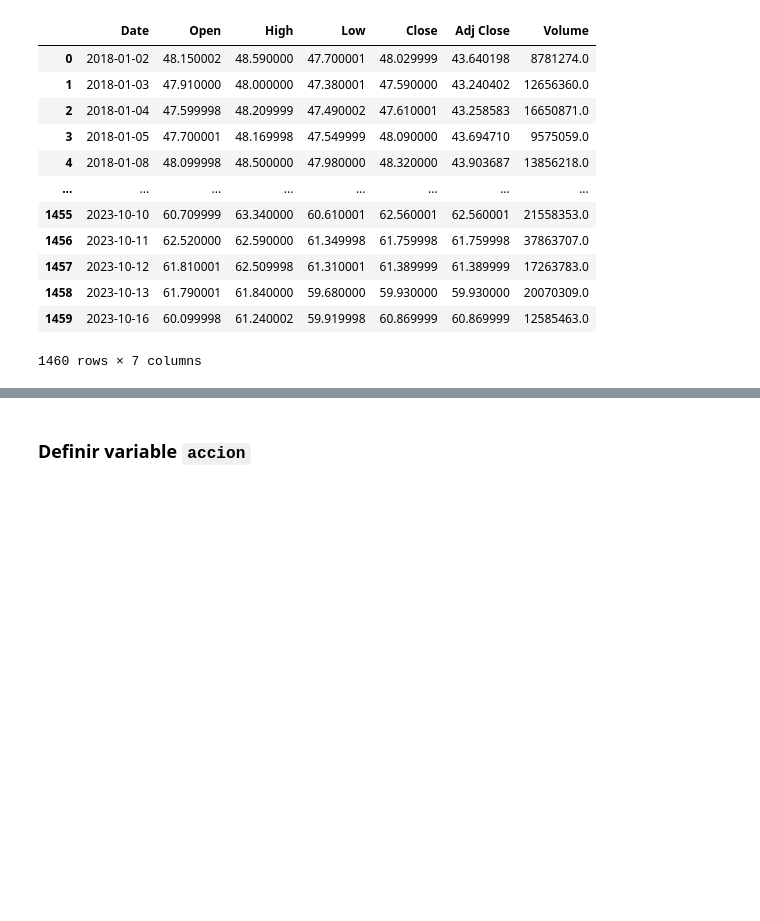
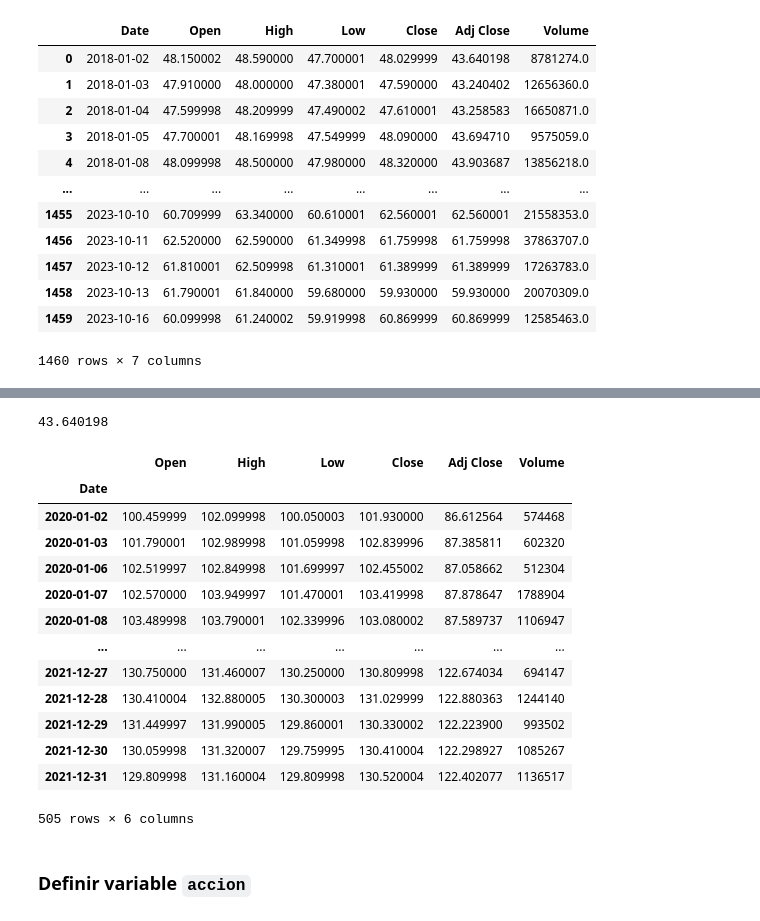
Before and after one commit to carlosdeoncedos/CienciaDatosFinanzas2023_09_martes, a Jupyter notebook: Sesion_6.ipynb, the cells around one changed output, grey strips where cells are left out. Drawn from its saved outputs; the diff is of its cells as text; code cells hidden in the pictures; blank space fills up the shorter version.

```diff
--- a/Sesion_6.ipynb
+++ b/Sesion_6.ipynb
@@ -173,3 +193,38 @@ df
+# %%
+df.loc['2018-01-02']['Adj Close']
+# %% [output]
+43.640198
+# %%
+def precios(accion, fecha1, fecha2):
+    fecha1_ = datetime.datetime.strptime(fecha1, '%Y-%m-%d').strftime('%s')
+    fecha2_ = datetime.datetime.strptime(fecha2, '%Y-%m-%d').strftime('%s')
+
+    url_ = f'https://query1.finance.yahoo.com/v7/finance/download/{accion}?period1={fecha1_}&period2={fecha2_}&interval=1d&events=history&includeAdjustedClose=true'
+    print(url_)
+    df_ = pd.read_csv(url_)
+    df_['Date'] = pd.to_datetime(df_['Date'])
+    df_.set_index('Date', inplace=True)
+
+
+    return df_
+# %%
+df2 = precios('ac.mx', '2020-01-01', '2022-01-01')
+df2
+# %% [output]
+|  | Open | High | Low | Close | Adj Close | Volume |
+| Date |  |  |  |  |  |  |
+| 2020-01-02 | 100.459999 | 102.099998 | 100.050003 | 101.930000 | 86.612564 | 574468 |
+| 2020-01-03 | 101.790001 | 102.989998 | 101.059998 | 102.839996 | 87.385811 | 602320 |
+| 2020-01-06 | 102.519997 | 102.849998 | 101.699997 | 102.455002 | 87.058662 | 512304 |
+| 2020-01-07 | 102.570000 | 103.949997 | 101.470001 | 103.419998 | 87.878647 | 1788904 |
+| 2020-01-08 | 103.489998 | 103.790001 | 102.339996 | 103.080002 | 87.589737 | 1106947 |
+| ... | ... | ... | ... | ... | ... | ... |
+| 2021-12-27 | 130.750000 | 131.460007 | 130.250000 | 130.809998 | 122.674034 | 694147 |
+| 2021-12-28 | 130.410004 | 132.880005 | 130.300003 | 131.029999 | 122.880363 | 1244140 |
+| 2021-12-29 | 131.449997 | 131.990005 | 129.860001 | 130.330002 | 122.223900 | 993502 |
+| 2021-12-30 | 130.059998 | 131.320007 | 129.759995 | 130.410004 | 122.298927 | 1085267 |
+| 2021-12-31 | 129.809998 | 131.160004 | 129.809998 | 130.520004 | 122.402077 | 1136517 |
+505 rows × 6 columns
 # %% [markdown]
 ### Definir variable `accion`
 # %% [markdown]
```
Also changed, not shown: parts of 2 cells of this notebook.
